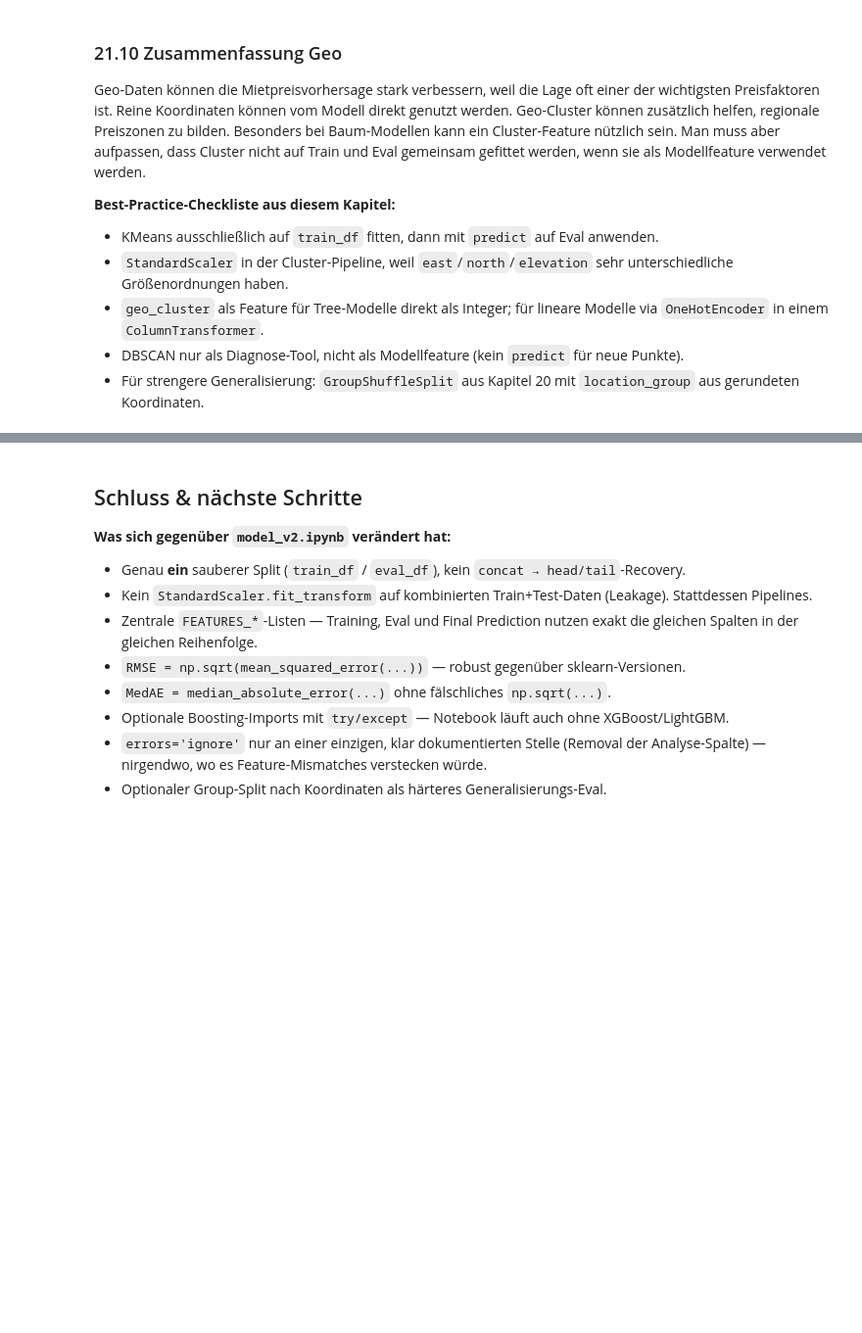
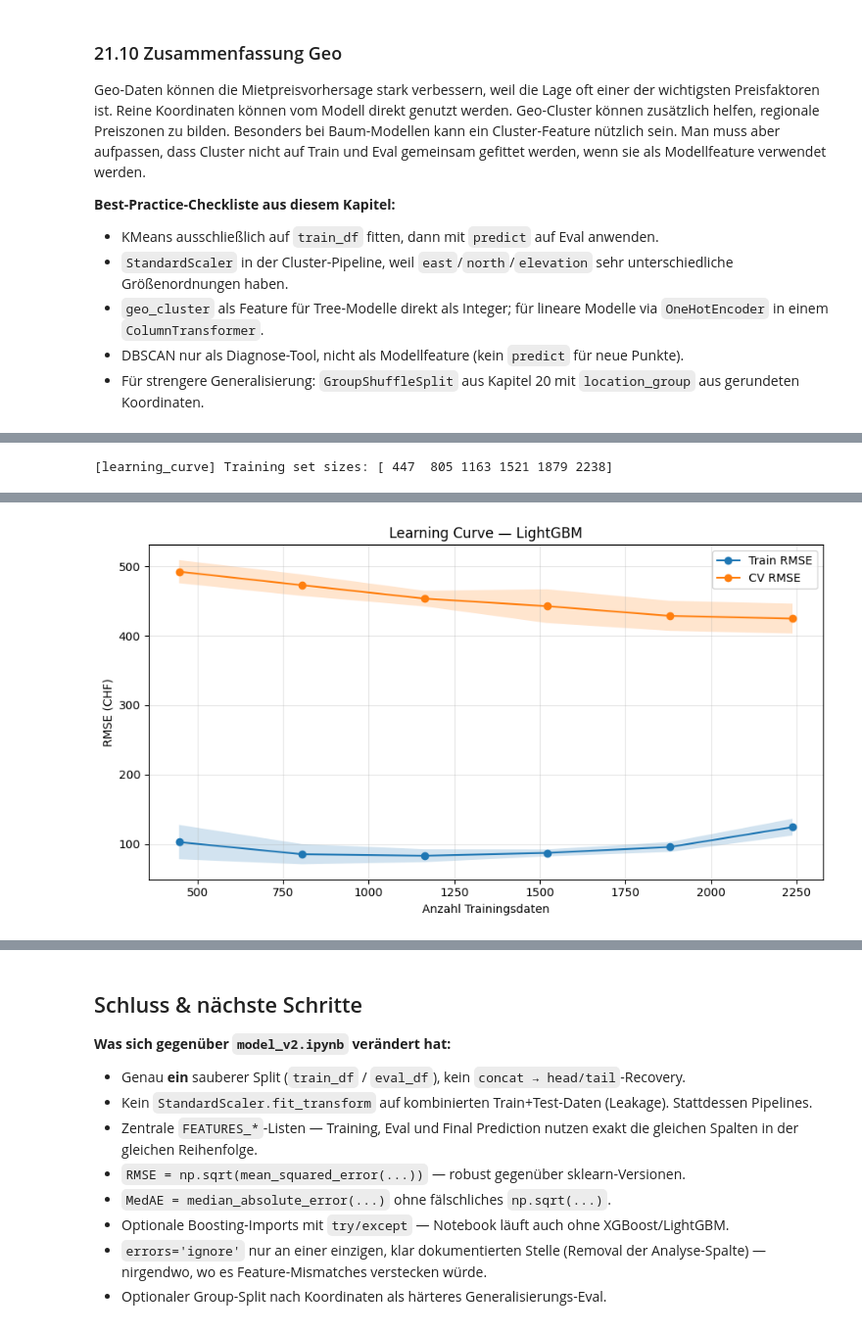
Before and after one commit to wadafacc/dspro1, a Jupyter notebook: src/notebooks/model_v3_clean.ipynb, the cells around one changed output, grey strips where cells are left out. Shown at 98% size. Saved outputs shown, nothing was run; the diff lists cells and outputs as text; code cells hidden in the pictures; blank space fills up the shorter version.

Commit message:
Update model testing

```diff
--- a/src/notebooks/model_v3_clean.ipynb
+++ b/src/notebooks/model_v3_clean.ipynb
@@ -1568,0 +1827,48 @@ Geo-Daten können die Mietpreisvorhersage stark verbessern, weil die Lage oft ei
+# %%
+from sklearn.model_selection import learning_curve
+from sklearn.base import clone
+
+lc_model_name = best_name
+# Klone und setze inneres n_jobs=1, damit die Parallelisierung sauber
+# vom learning_curve uebernommen wird (sonst nested parallelism = sehr langsam).
+lc_model = clone(main_fitted[lc_model_name])
+try:
+    lc_model.set_params(n_jobs=1)
+except (ValueError, AttributeError):
+    pass  # Modell hat keinen n_jobs-Parameter (z. B. GradientBoosting)
+# Falls das Modell eine Pipeline ist: inner step ebenfalls n_jobs=1
+if hasattr(lc_model, 'steps'):
+    for _, _step in lc_model.steps:
+        try:
+            _step.set_params(n_jobs=1)
+        except (ValueError, AttributeError):
+            pass
+
+# cv=3 + 6 train_sizes = 18 Fits (statt 40). Reicht voellig fuer eine Learning Curve.
+sizes, train_scores, eval_scores = learning_curve(
+    lc_model,
+    train_df[main_features], train_df[TARGET_COL],
+    train_sizes=np.linspace(0.2, 1.0, 6),
+    cv=3, scoring='neg_root_mean_squared_error',
+    n_jobs=-1, random_state=RANDOM_STATE, verbose=1,
+)
+
+train_rmse_mean = -train_scores.mean(axis=1)
+train_rmse_std  =  train_scores.std(axis=1)
+eval_rmse_mean  = -eval_scores.mean(axis=1)
+eval_rmse_std   =  eval_scores.std(axis=1)
+
+plt.figure(figsize=(9, 5))
+plt.plot(sizes, train_rmse_mean, 'o-', label='Train RMSE')
+plt.plot(sizes, eval_rmse_mean,  'o-', label='CV RMSE')
+plt.fill_between(sizes, train_rmse_mean - train_rmse_std, train_rmse_mean + train_rmse_std, alpha=0.2)
+plt.fill_between(sizes, eval_rmse_mean  - eval_rmse_std,  eval_rmse_mean  + eval_rmse_std,  alpha=0.2)
+plt.xlabel('Anzahl Trainingsdaten')
+plt.ylabel('RMSE (CHF)')
+plt.title(f'Learning Curve — {lc_model_name}')
+plt.legend()
+plt.grid(True, alpha=0.3)
+plt.tight_layout()
+plt.show()
+# %% [output]
+[learning_curve] Training set sizes: [ 447  805 1163 1521 1879 2238]
@@ -1568,0 +1877 @@ Geo-Daten können die Mietpreisvorhersage stark verbessern, weil die Lage oft ei
+[figure, added]
```
Also changed, not shown: parts of 82 cells of this notebook, 7 other files.
